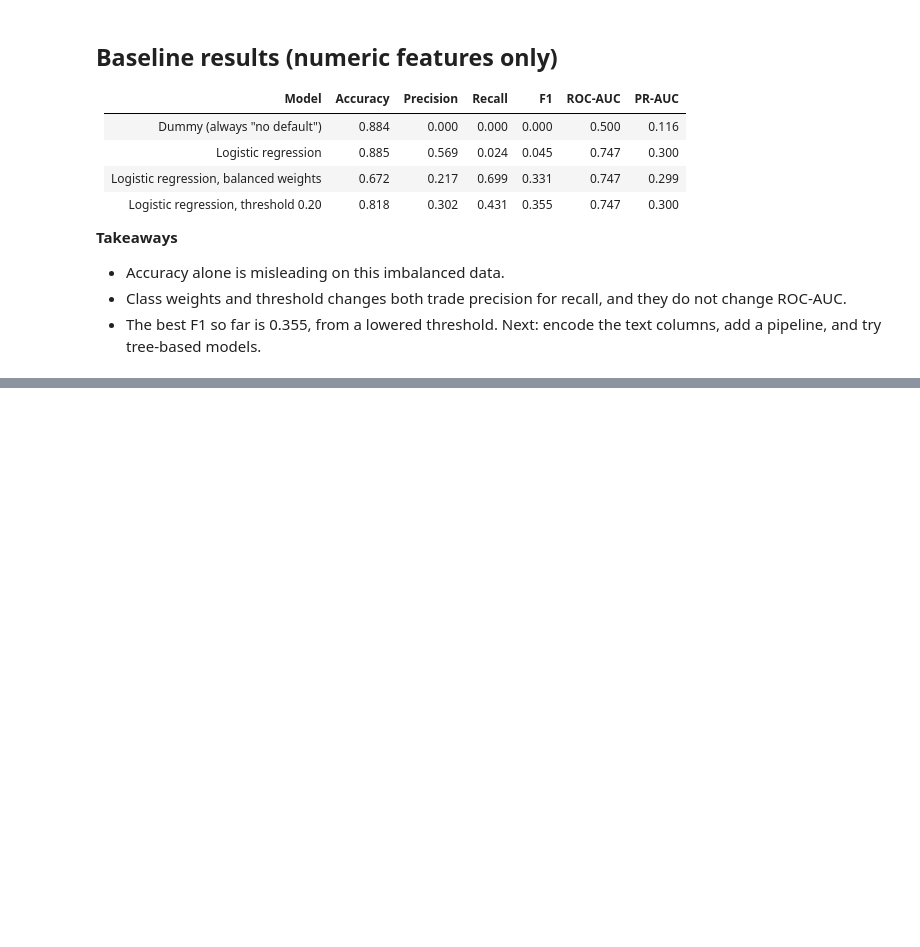
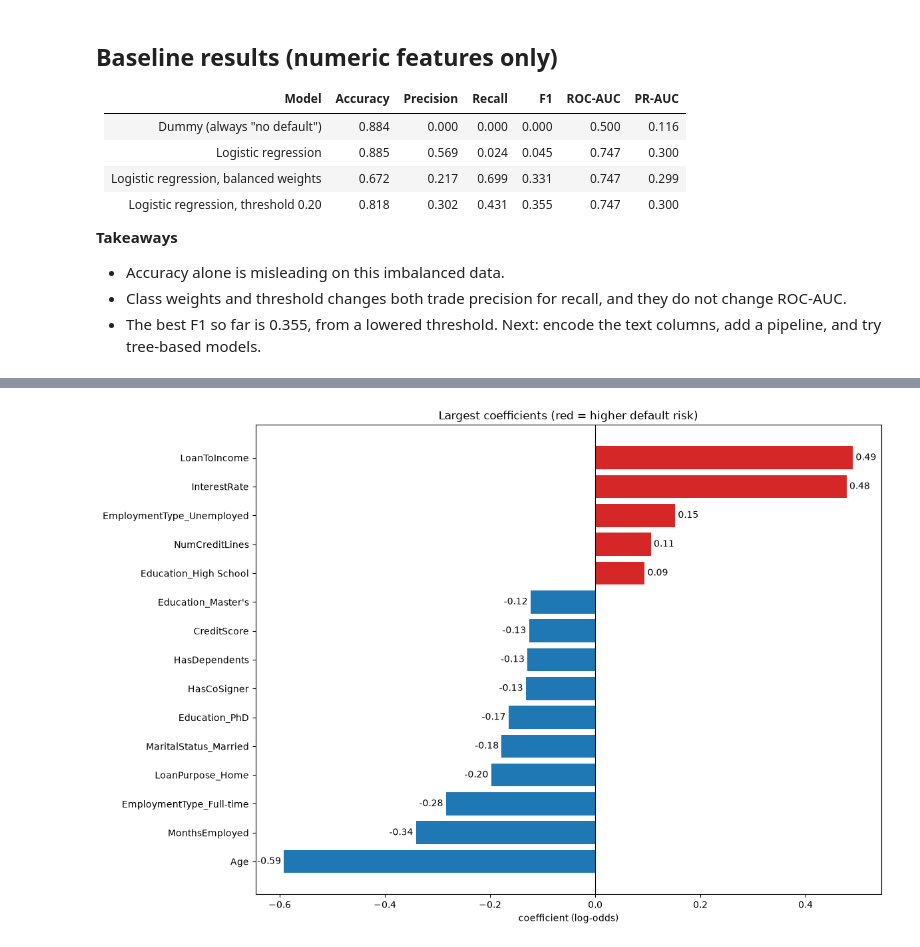
Before and after one commit to SrinuGonthini/loan-default-prediction-api, a Jupyter notebook: notebooks/02_modeling.ipynb, the cells around one changed output, grey strips where cells are left out. Cells and saved outputs as stored; diff of their text form; code cells hidden in the pictures; blank space fills up the shorter version.

Commit message:
Add preprocessing pipeline, engineered features and coefficient analysis

```diff
--- a/notebooks/02_modeling.ipynb
+++ b/notebooks/02_modeling.ipynb
@@ -252,0 +289,18 @@ pd.DataFrame(thr_rows).round(3)
+# %%
+def add_features(d):
+    d = d.copy()
+    d["LoanToIncome"] = d["LoanAmount"] / d["Income"]
+    d["AnnualInterestCost"] = d["LoanAmount"] * d["InterestRate"] / 100 / d["Income"]
+    return d
+X_train_fe, X_test_fe = add_features(X_train), add_features(X_test)
+num_fe = num_cols + ["LoanToIncome", "AnnualInterestCost"]
+pipe_fe = build_pipeline(num_fe, class_weight="balanced")
+pipe_fe.fit(X_train_fe, y_train)
+proba_fe = pipe_fe.predict_proba(X_test_fe)[:,1]
+
+comparsion = pd.DataFrame([
+    report("Numeric_only", proba_num),
+    report("+Categorical_only", proba_cat),
+    report("+Engineered features", proba_fe)
+]).set_index("model").round(3)
+comparsion
@@ -252,0 +328,10 @@ pd.DataFrame(thr_rows).round(3)
+# %%
+names = pipe_fe.named_steps["columntransformer"].get_feature_names_out()
+coef = pipe_fe.named_steps["logisticregression"].coef_[0]
+
+coef_df = pd.DataFrame({"features":names, "coefficient":coef})
+coef_df["features"] = coef_df["features"].str.replace("num__","", regex=False).str.replace("cat__","",regex=False)
+coef_df["Odd_ratio"] = np.exp(coef_df["coefficient"])
+coef_df = coef_df.reindex(coef_df["coefficient"].abs().sort_values(ascending=False).index).round(3)
+print(len(coef_df))
+coef_df
@@ -252,0 +360,13 @@ pd.DataFrame(thr_rows).round(3)
+# %%
+top = coef_df.head(15).sort_values("coefficient")
+fig , ax = plt.subplots(figsize=(12,8))
+bars = plt.barh(top["features"], top["coefficient"], color=["tab:red" if c > 0 else "tab:blue" for c in top["coefficient"]])
+ax.bar_label(bars, fmt="%.2f", padding=3)
+ax.axvline(0, color="black", linewidth=0.8 )
+ax.set_title("Largest coefficients (red = higher default risk)")
+ax.set_xlabel("coefficient (log-odds)")
+plt.tight_layout()
+plt.savefig(FIG / "08_coefficients.png", dpi=150, bbox_inches="tight")
+plt.show()
+# %% [output]
+[figure, added]
```
Also changed, not shown: parts of 19 cells of this notebook, 3 other files.
